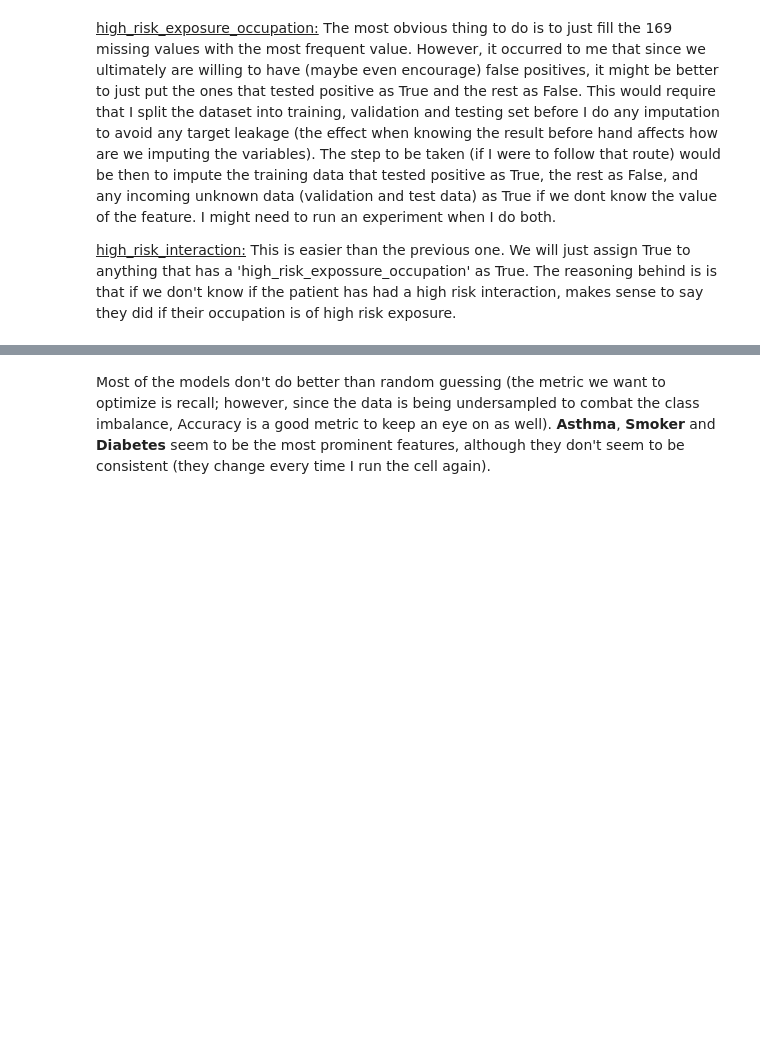
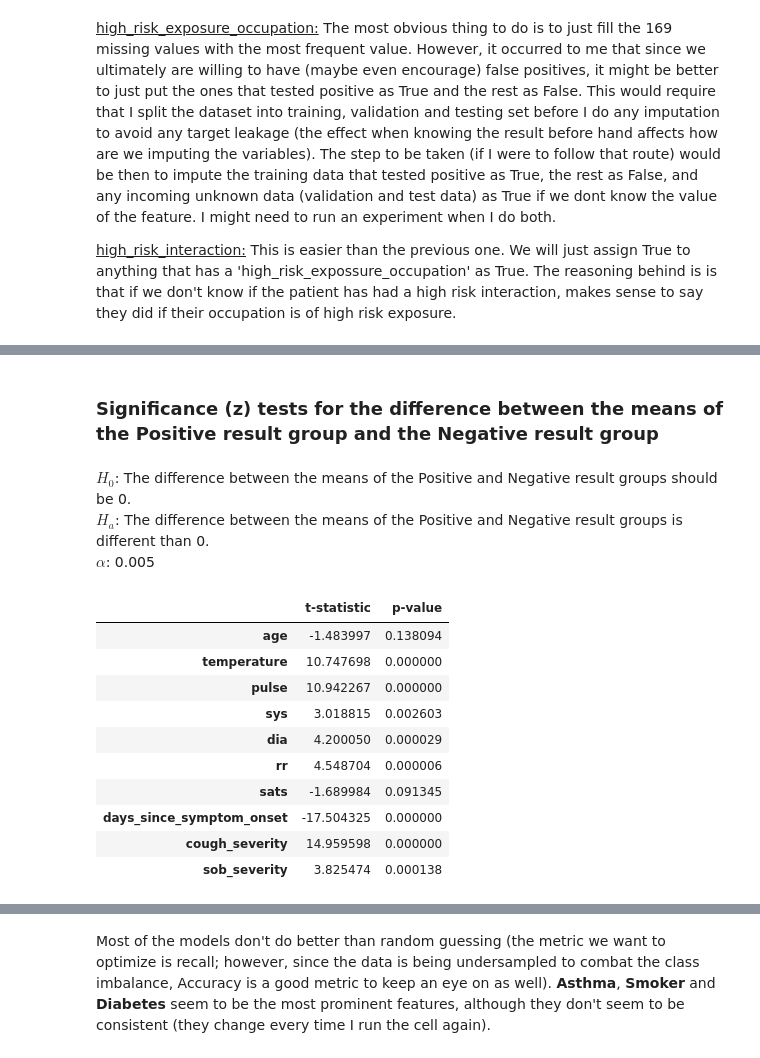
Before and after one commit to Sir-Slade/covid_prediction_project, a Jupyter notebook: PredictorExperimentsClean.ipynb, the cells around one changed output, grey strips where cells are left out. Drawn from its saved outputs; the diff is of its cells as text; code cells hidden in the pictures; blank space fills up the shorter version.

```diff
--- a/PredictorExperimentsClean.ipynb
+++ b/PredictorExperimentsClean.ipynb
@@ -303,0 +298,29 @@ def run_models(data_x, data_y, models, folds=10, ratio_negatives_to_positives=-1
+# %% [markdown]
+### Significance (z) tests for the difference between the means of the Positive result group and the Negative result group
+# %% [markdown]
+$H_{0}$: The difference between the means of the Positive and Negative result groups should be 0. <br>
+$H_{a}$: The difference between the means of the Positive and Negative result groups is different than 0. <br>
+$\alpha$: 0.005
+# %%
+def highlight_max(x):
+    return ['color: red' if v < .005 else ''
+                for v in x]
+
+values = []
+for feature in X.describe().columns:
+    values.append(ttest_ind(X.loc[(y == "Positive"), feature], X.loc[(y == "Negative"), feature], nan_policy="omit", equal_var=False))
+
+significance_tests = pd.DataFrame(values, index=X.describe().columns, columns=["t-statistic", "p-value"])
+significance_tests.style.apply(highlight_max, axis=1, subset=["p-value"])
+# %% [output]
+|  | t-statistic | p-value |
+| age | -1.483997 | 0.138094 |
+| temperature | 10.747698 | 0.000000 |
+| pulse | 10.942267 | 0.000000 |
+| sys | 3.018815 | 0.002603 |
+| dia | 4.200050 | 0.000029 |
+| rr | 4.548704 | 0.000006 |
+| sats | -1.689984 | 0.091345 |
+| days_since_symptom_onset | -17.504325 | 0.000000 |
+| cough_severity | 14.959598 | 0.000000 |
+| sob_severity | 3.825474 | 0.000138 |
```
Also changed, not shown: parts of 13 cells of this notebook.
